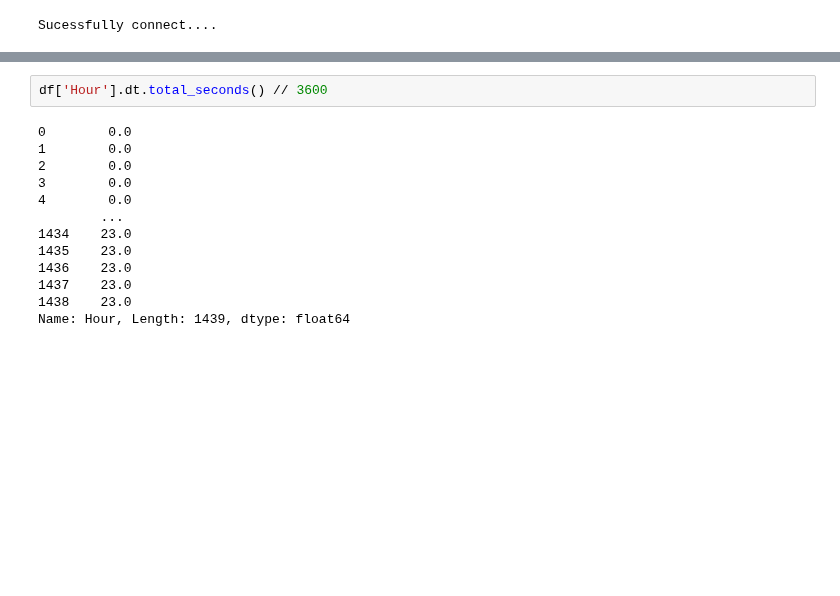
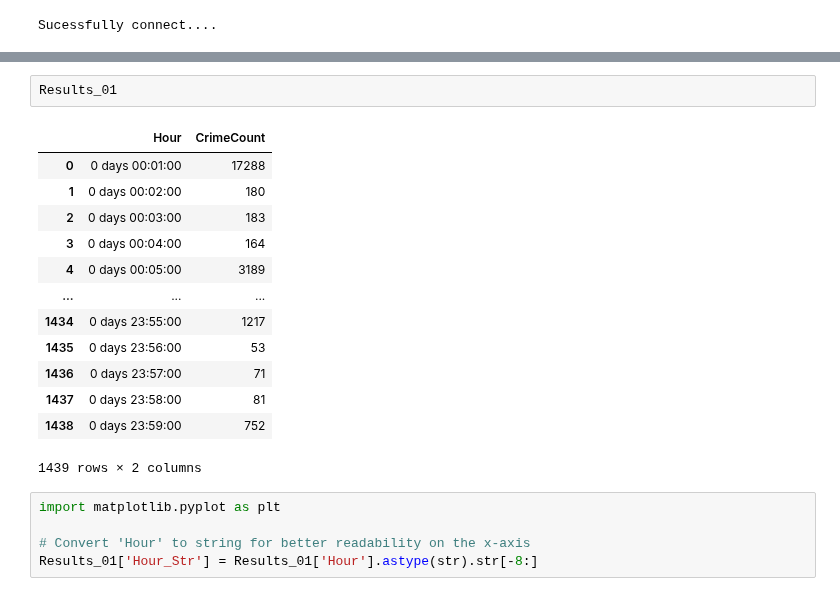
Before and after one commit to MalakaSupun/Crime-Data-Analysis-of-LAPD, a Jupyter notebook: Data_sets/sql_test_01.ipynb, the cells around one changed output, grey strips where cells are left out. Saved outputs shown, nothing was run; the diff lists cells and outputs as text; blank space fills up the shorter version.

```diff
--- a/Data_sets/sql_test_01.ipynb
+++ b/Data_sets/sql_test_01.ipynb
@@ -350,16 +335,22 @@ Results_01 = pd.read_sql(query_02, conn)
-# %%
-df['Hour'].dt.total_seconds() // 3600
-# %% [output]
-0        0.0
-1        0.0
-2        0.0
-3        0.0
-4        0.0
-        ...
-1434    23.0
-1435    23.0
-1436    23.0
-1437    23.0
-1438    23.0
-Name: Hour, Length: 1439, dtype: float64
+# %%
+Results_01
+# %% [output]
+|  | Hour | CrimeCount |
+| 0 | 0 days 00:01:00 | 17288 |
+| 1 | 0 days 00:02:00 | 180 |
+| 2 | 0 days 00:03:00 | 183 |
+| 3 | 0 days 00:04:00 | 164 |
+| 4 | 0 days 00:05:00 | 3189 |
+| ... | ... | ... |
+| 1434 | 0 days 23:55:00 | 1217 |
+| 1435 | 0 days 23:56:00 | 53 |
+| 1436 | 0 days 23:57:00 | 71 |
+| 1437 | 0 days 23:58:00 | 81 |
+| 1438 | 0 days 23:59:00 | 752 |
+1439 rows × 2 columns
+# %%
+import matplotlib.pyplot as plt
+
+# Convert 'Hour' to string for better readability on the x-axis
+Results_01['Hour_Str'] = Results_01['Hour'].astype(str).str[-8:]
 # %%
```
Also changed, not shown: parts of 7 cells of this notebook.
